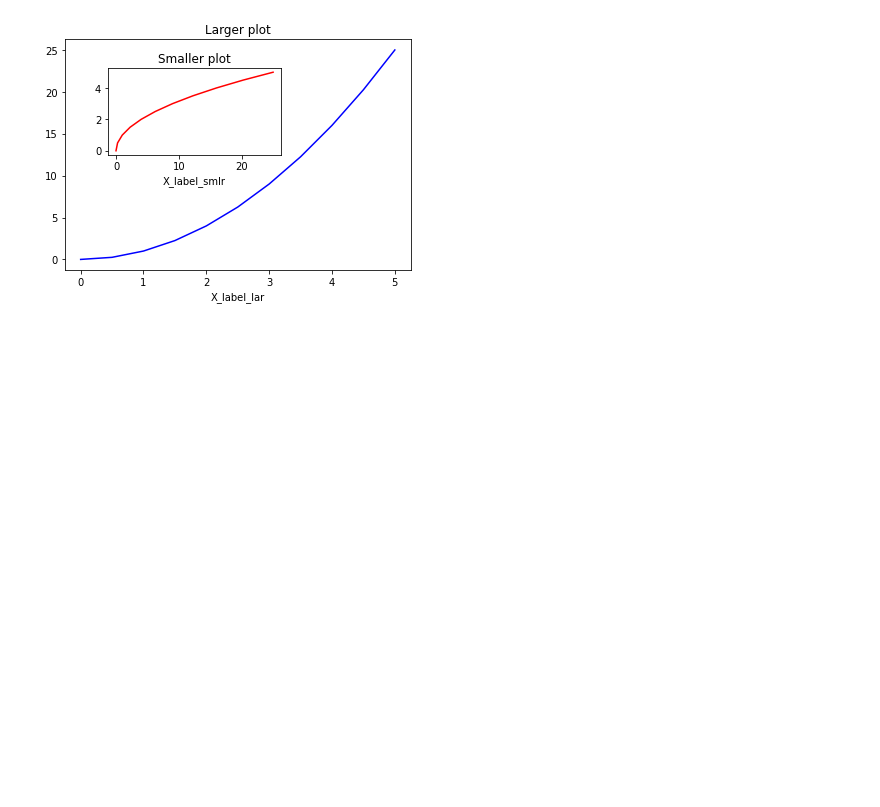
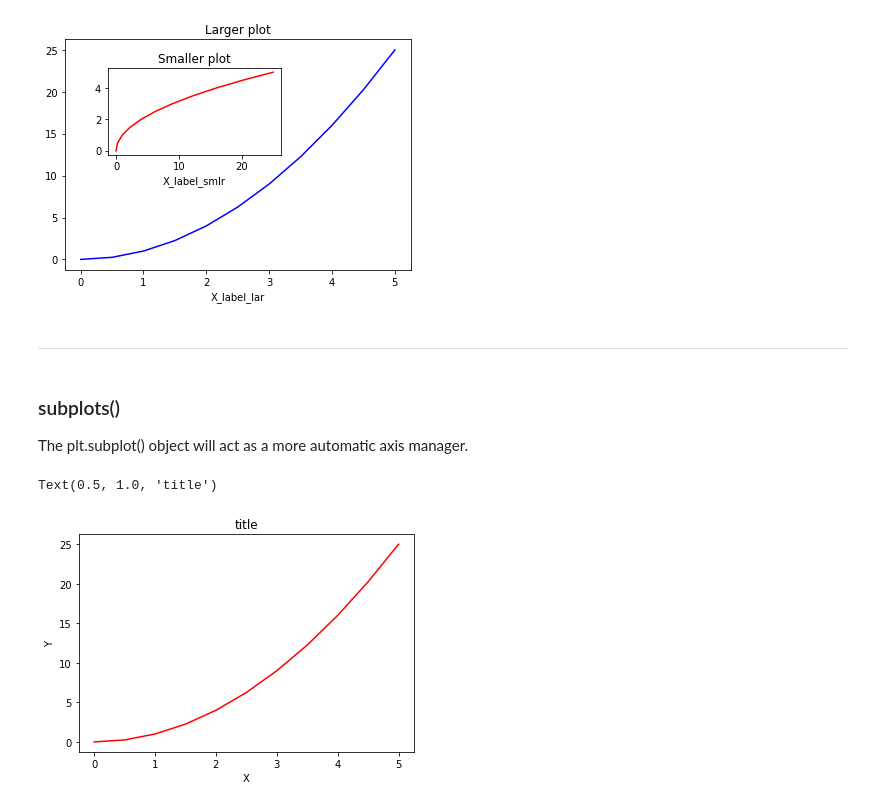
Before and after one commit to arpitbaheti2002/Data-Science-tutorials-Udemy, a Jupyter notebook: 05_Data-visualization-Matplotlib/01_Matplotlib-concepts.ipynb, the cells around one changed output. Saved outputs shown, nothing was run; the diff lists cells and outputs as text; code cells hidden in the pictures; blank space fills up the shorter version.

```diff
--- a/05_Data-visualization-Matplotlib/01_Matplotlib-concepts.ipynb
+++ b/05_Data-visualization-Matplotlib/01_Matplotlib-concepts.ipynb
@@ -107,3 +107,19 @@ axes2.set_title('Smaller plot')
 # %% [output]
 Text(0.5, 1.0, 'Smaller plot')
 [figure]
+# %% [markdown]
+<hr>
+# %% [markdown]
+### subplots()
+The plt.subplot() object will act as a more automatic axis manager.
+# %%
+fig, axes = plt.subplots()
+
+# Now use the axes object to add stuff to plot and add stuff
+axes.plot(x, y, 'r')
+axes.set_xlabel('X')
+axes.set_ylabel('Y')
+axes.set_title('title')
+# %% [output]
+Text(0.5, 1.0, 'title')
+[figure, added]
```
Also changed, not shown: parts of 18 cells of this notebook, 2 other files.
